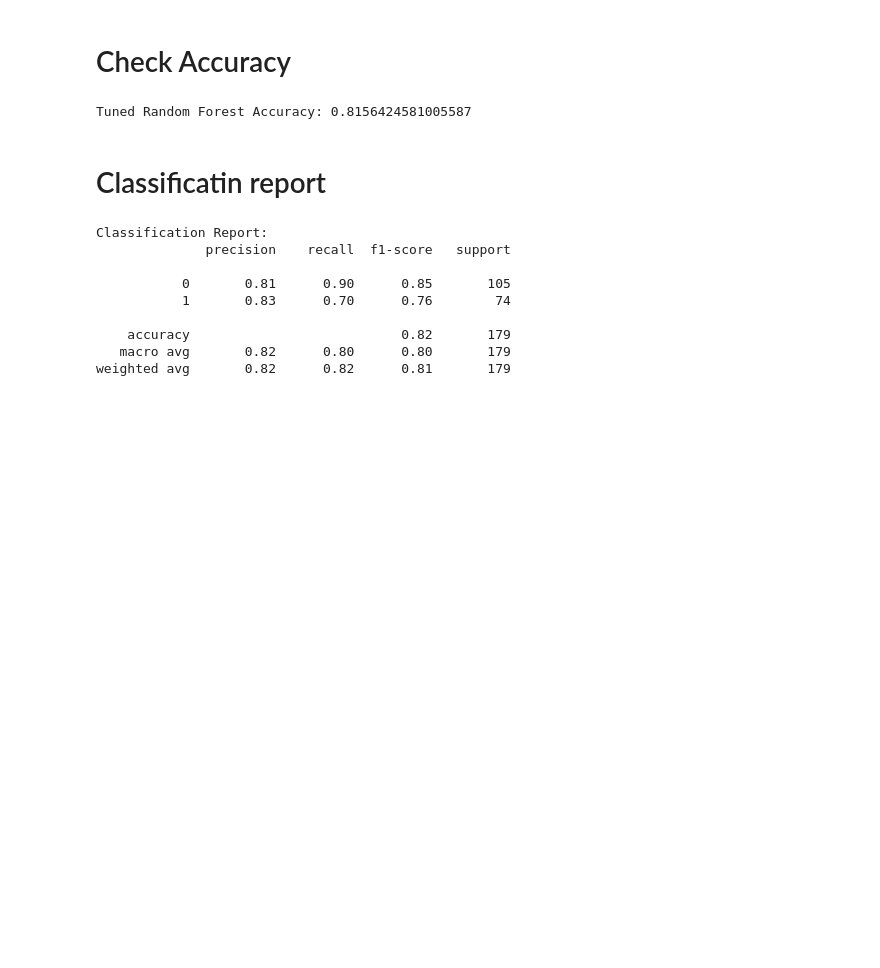
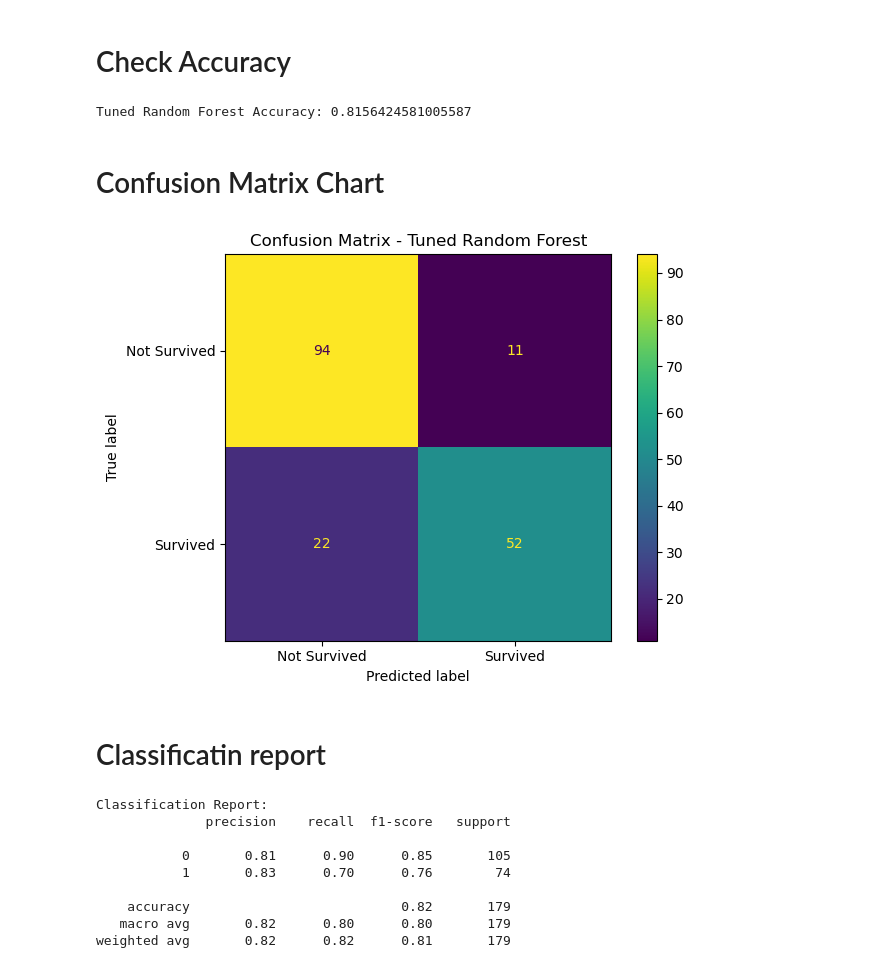
Before and after one commit to pavanpal00000-maker/Titanic--Survival-Analysis-, a Jupyter notebook: Notebooks/04_model_building.ipynb, the cells around one changed output. Saved outputs shown, nothing was run; the diff lists cells and outputs as text; code cells hidden in the pictures; blank space fills up the shorter version.

Commit message:
Complete final model evaluation visualizations

```diff
--- a/Notebooks/04_model_building.ipynb
+++ b/Notebooks/04_model_building.ipynb
@@ -551,6 +552,29 @@ print(
 )
 # %% [output]
 Tuned Random Forest Accuracy: 0.8156424581005587
+# %% [markdown]
+# Confusion Matrix Chart
+# %%
+from sklearn.metrics import confusion_matrix, ConfusionMatrixDisplay
+import matplotlib.pyplot as plt
+
+# Confusion Matrix
+cm = confusion_matrix(y_test, y_pred_rf_tuned)
+
+disp = ConfusionMatrixDisplay(
+    confusion_matrix=cm,
+    display_labels=["Not Survived", "Survived"]
+)
+
+disp.plot()
+plt.title("Confusion Matrix - Tuned Random Forest")
+plt.tight_layout()
+
+# Save chart
+plt.savefig("../Images/confusion_matrix_tuned_random_forest.png", dpi=300)
+plt.show()
+# %% [output]
+[figure, added]
 # %% [markdown]
 # Classificatin report
 # %%
```
Also changed, not shown: parts of 3 cells of this notebook, 4 other files.
